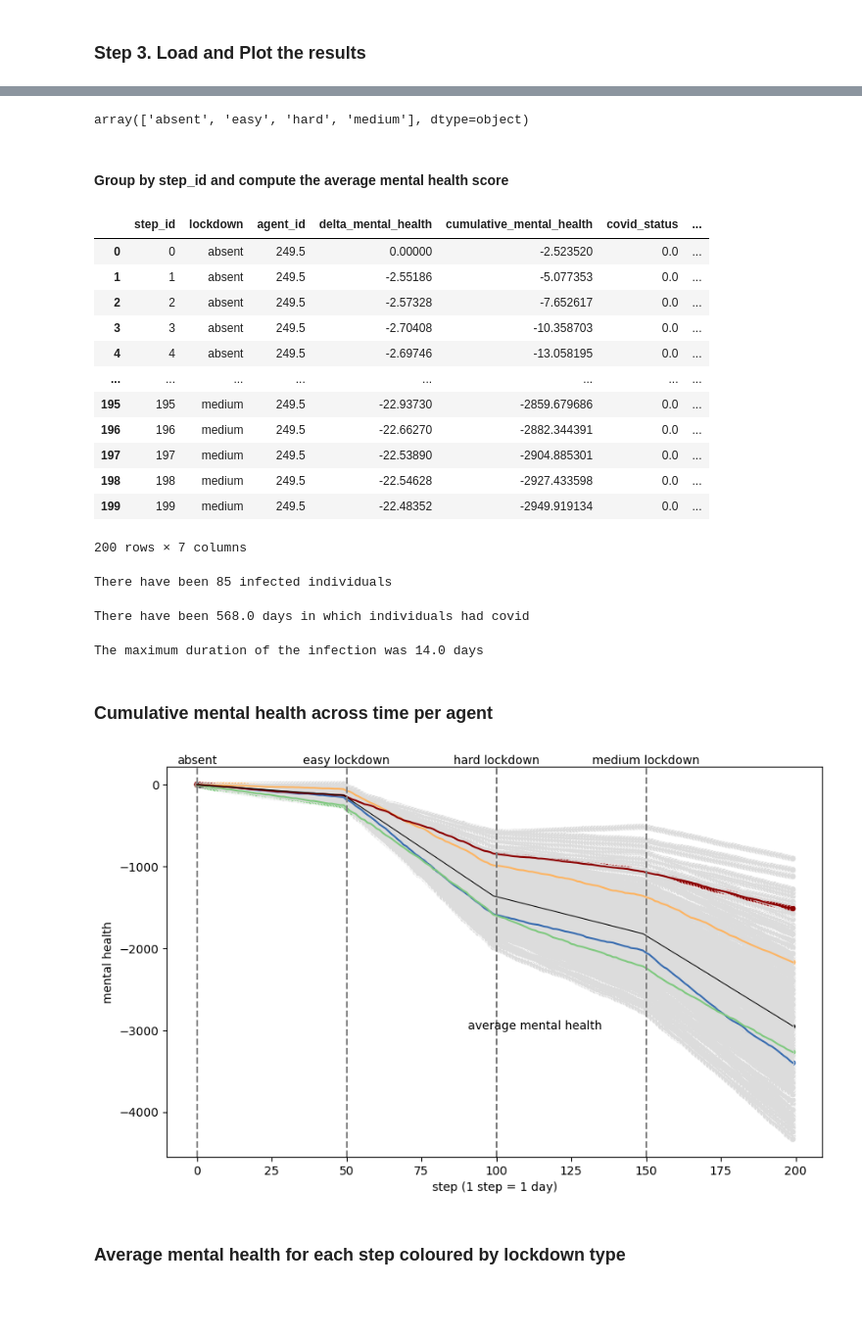
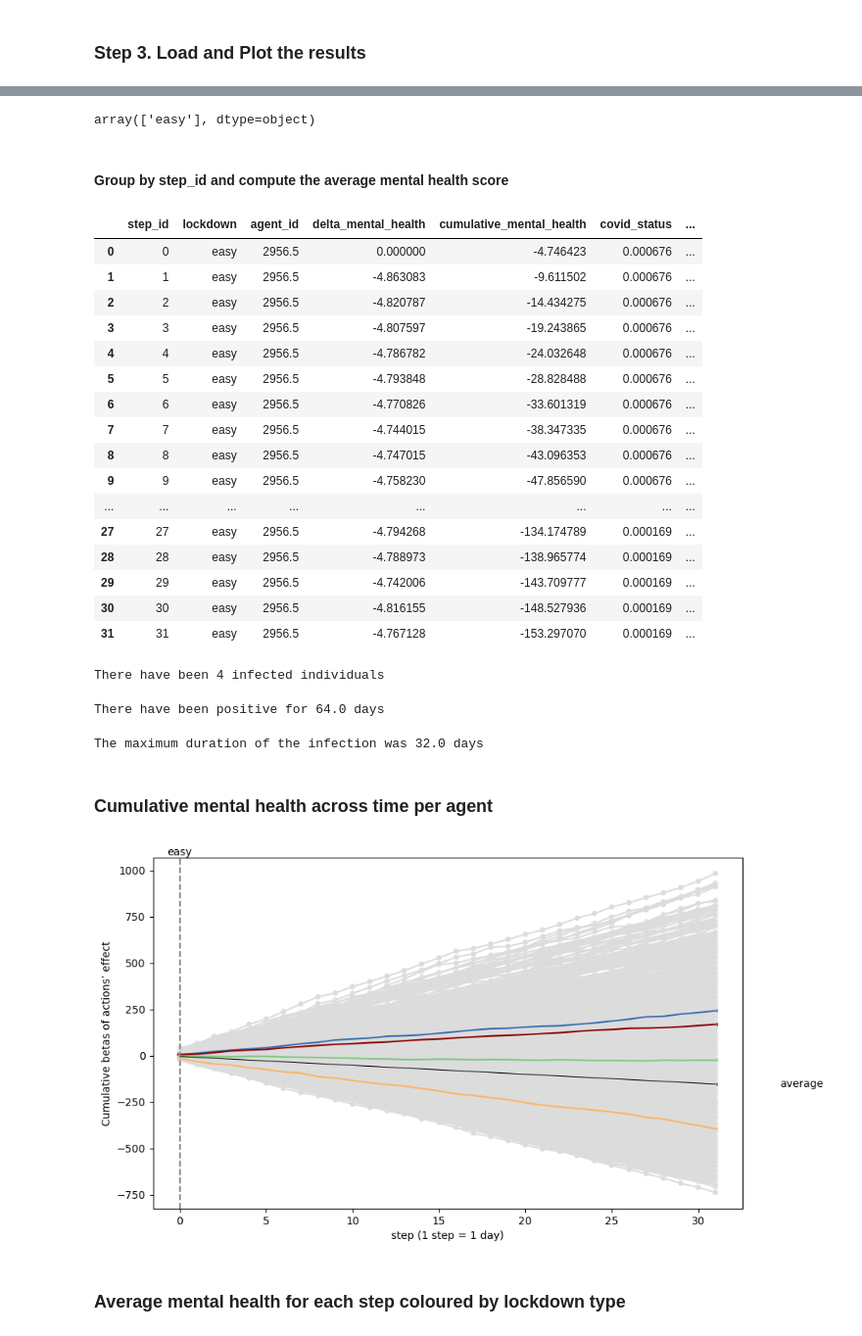
Before and after one commit to covid19ABM/comma, a Jupyter notebook: notebooks/tutorial.ipynb, the cells around one changed output, grey strips where cells are left out. Shown at 98% size. Cells and saved outputs as stored; diff of their text form; code cells hidden in the pictures; blank space fills up the shorter version.

```diff
--- a/notebooks/tutorial.ipynb
+++ b/notebooks/tutorial.ipynb
@@ -73,0 +142,4 @@ The model at the end of the run will output "simulation_results.csv".
+# %%
+agents_features = []
+for agent in model.agents:
+    agents_features.append(agent.get_features())
@@ -74,7 +150,7 @@ The model at the end of the run will output "simulation_results.csv".
 # %% [markdown]
 ### Step 3. Load and Plot the results
 # %%
-data = pd.read_csv('simulation_results.csv', delimiter=";", decimal=",")
+data = pd.read_csv('simulation_results_easy.csv', delimiter=";", decimal=",")
 # %%
 display(data.head())
 # %% [output]
@@ -87,7 +163,7 @@ display(data.head())
 # %%
 data['lockdown'].unique()
 # %% [output]
-array(['absent', 'easy', 'hard', 'medium'], dtype=object)
+array(['easy'], dtype=object)
 # %% [markdown]
 #### Group by step_id and compute the average mental health score
 # %%
@@ -95,15 +171,19 @@ grouped_data = data.groupby(['step_id', 'lockdown']).mean().reset_index()
 grouped_data
 # %% [output]
 |  | step_id | lockdown | agent_id | delta_mental_health | cumulative_mental_health | covid_status | ... |
-| 0 | 0 | absent | 249.5 | 0.00000 | -2.523520 | 0.0 | ... |
-| 1 | 1 | absent | 249.5 | -2.55186 | -5.077353 | 0.0 | ... |
-| 2 | 2 | absent | 249.5 | -2.57328 | -7.652617 | 0.0 | ... |
-| 3 | 3 | absent | 249.5 | -2.70408 | -10.358703 | 0.0 | ... |
-| 4 | 4 | absent | 249.5 | -2.69746 | -13.058195 | 0.0 | ... |
+| 0 | 0 | easy | 2956.5 | 0.000000 | -4.746423 | 0.000676 | ... |
+| 1 | 1 | easy | 2956.5 | -4.863083 | -9.611502 | 0.000676 | ... |
+| 2 | 2 | easy | 2956.5 | -4.820787 | -14.434275 | 0.000676 | ... |
+| 3 | 3 | easy | 2956.5 | -4.807597 | -19.243865 | 0.000676 | ... |
+| 4 | 4 | easy | 2956.5 | -4.786782 | -24.032648 | 0.000676 | ... |
+| 5 | 5 | easy | 2956.5 | -4.793848 | -28.828488 | 0.000676 | ... |
+| 6 | 6 | easy | 2956.5 | -4.770826 | -33.601319 | 0.000676 | ... |
+| 7 | 7 | easy | 2956.5 | -4.744015 | -38.347335 | 0.000676 | ... |
+| 8 | 8 | easy | 2956.5 | -4.747015 | -43.096353 | 0.000676 | ... |
+| 9 | 9 | easy | 2956.5 | -4.758230 | -47.856590 | 0.000676 | ... |
 | ... | ... | ... | ... | ... | ... | ... | ... |
-| 195 | 195 | medium | 249.5 | -22.93730 | -2859.679686 | 0.0 | ... |
-| 196 | 196 | medium | 249.5 | -22.66270 | -2882.344391 | 0.0 | ... |
-| 197 | 197 | medium | 249.5 | -22.53890 | -2904.885301 | 0.0 | ... |
-| 198 | 198 | medium | 249.5 | -22.54628 | -2927.433598 | 0.0 | ... |
-| 199 | 199 | medium | 249.5 | -22.48352 | -2949.919134 | 0.0 | ... |
+| 27 | 27 | easy | 2956.5 | -4.794268 | -134.174789 | 0.000169 | ... |
+| 28 | 28 | easy | 2956.5 | -4.788973 | -138.965774 | 0.000169 | ... |
+| 29 | 29 | easy | 2956.5 | -4.742006 | -143.709777 | 0.000169 | ... |
+| 30 | 30 | easy | 2956.5 | -4.816155 | -148.527936 | 0.000169 | ... |
+| 31 | 31 | easy | 2956.5 | -4.767128 | -153.297070 | 0.000169 | ... |
-200 rows × 7 columns
@@ -110,20 +192,20 @@ grouped_data
 # %%
-print(f"There have been {data['covid_status'].sum()} infected individuals")
+print(f"There have been {infected['agent_id'].nunique()} infected individuals")
 # %% [output]
-There have been 85 infected individuals
+There have been 4 infected individuals
 # %%
-print(f"There have been {data['days_since_first_infection'].sum()} days in which individuals had covid")
+print(f"There have been positive for {infected.groupby('agent_id')['days_since_first_infection'].max().sum()} days")
 # %% [output]
-There have been 568.0 days in which individuals had covid
+There have been positive for 64.0 days
 # %%
-print(f"The maximum duration of the infection was {data['days_since_first_infection'].max()} days")
+print(f"The maximum duration of the infection was {infected['days_since_first_infection'].max()} days")
 # %% [output]
-The maximum duration of the infection was 14.0 days
+The maximum duration of the infection was 32.0 days
 # %% [markdown]
 ### Cumulative mental health across time per agent
 # %%
 agg_df = data.groupby(['step_id', 'lockdown'])['cumulative_mental_health'].mean().reset_index()
-agg_df['label'] = 'average mental health'
+agg_df['label'] = 'average'
 
 few_points = data[data['agent_id'] <= 3]
 other_points = data[data['agent_id'] > 3]
@@ -138,38 +220,40 @@ for agent in unique_agents:
         colors[agent] = {0: "#386cb0", 1: "#fdb462", 2: "#7fc97f", 3: "darkred"}[agent]
     else:
         colors[agent] = "gainsboro"
+# %%
+n_days = 31
 # %%
 fig, ax = plt.subplots(figsize=(10, 6))
 
 # other_points
 sns.lineplot(data=other_points, x='step_id', y='cumulative_mental_health', hue='agent_id', palette=colors, legend=False)
 sns.scatterplot(data=other_points, x='step_id', y='cumulative_mental_health', hue='agent_id', palette=colors, s=30, legend=False)
 
 # few_points
 sns.lineplot(data=few_points, x='step_id', y='cumulative_mental_health', hue='agent_id', palette=colors, ax=ax)
 sns.scatterplot(data=few_points, x='step_id', y='cumulative_mental_health', hue='agent_id', palette=colors, s=30, ax=ax)
 
 # agg_df
 sns.lineplot(data=agg_df, x='step_id', y='cumulative_mental_health', color='black', ax=ax, size=2)
 sns.scatterplot(data=agg_df, x='step_id', y='cumulative_mental_health', color='black', s=20, ax=ax)
 
-vector = [i * n for i in range(4)]
+vector = [i * n_days for i in range(1)]
 
 # add lockdown labels and dotted lines
-for x_val, label in zip(vector, ['absent', 'easy lockdown', 'hard lockdown', 'medium lockdown']):
+for x_val, label in zip(vector, ['easy']):
     ax.axvline(x=x_val, linestyle='--', color='gray')
     ax.text(x=x_val, y=ax.get_ylim()[1], s=label, va='bottom', ha='center')
 
 avg_mh_text_y = agg_df[agg_df['step_id'] == agg_df['step_id'].max()]['cumulative_mental_health'].values[0]
-ax.text(113, avg_mh_text_y, 'average mental health', va='center', ha='center', color='black')
+ax.text(n_days+5, avg_mh_text_y, 'average', va='center', ha='center', color='black')
 
 ax.set_xlabel('step (1 step = 1 day)')
-ax.set_ylabel('mental health')
+ax.set_ylabel('Cumulative betas of actions’ effect')
 ax.get_legend().remove()
 
 plt.show()
 # %% [output]
-[figure, old version]
+[figure, new version]
 # %% [markdown]
 ### Average mental health for each step coloured by lockdown type
 # %%
```
Also changed, not shown: parts of 38 cells of this notebook, 10 other files.
